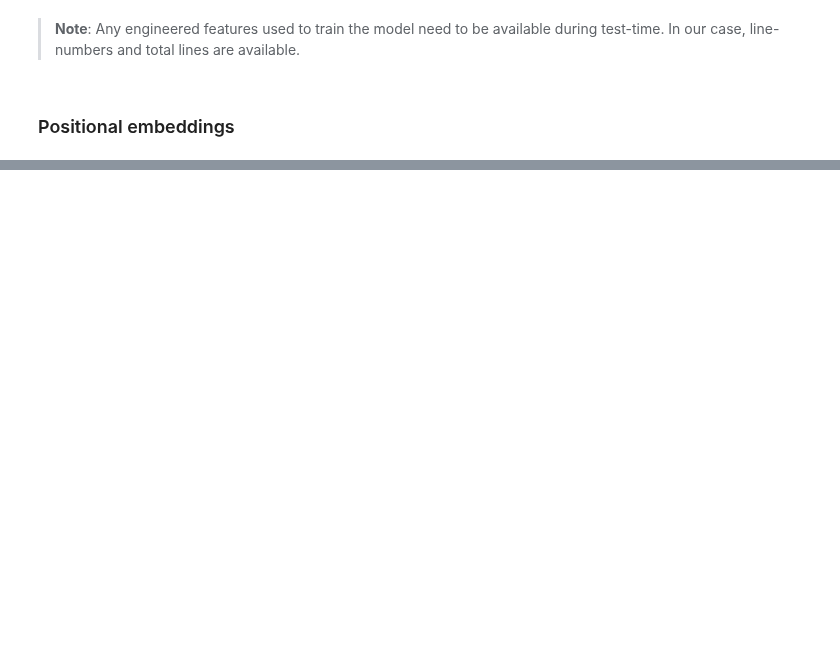
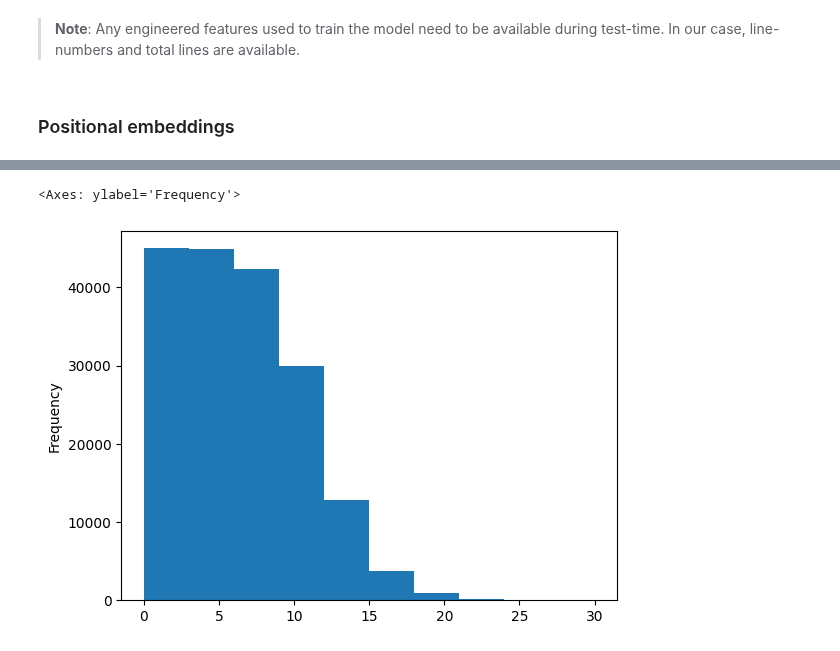
Before and after one commit to sodeso-nl/ml-notebooks, a Jupyter notebook: tensorflow-developer-certificate/section-11/tdc-section-11.ipynb, the cells around one changed output, grey strips where cells are left out. Saved outputs shown, nothing was run; the diff lists cells and outputs as text; code cells hidden in the pictures; blank space fills up the shorter version.

```diff
--- a/tensorflow-developer-certificate/section-11/tdc-section-11.ipynb
+++ b/tensorflow-developer-certificate/section-11/tdc-section-11.ipynb
@@ -1073,5 +1115,8 @@ train_df['line-number'].value_counts()
 # %%
 # Check the distribution of "line_number" column
-train_df['line-number'].plot.hist()
+train_df['line_number'].plot.hist()
+# %% [output]
+<Axes: ylabel='Frequency'>
+[figure, added]
 # %%
 # Use TensorFlow to create one-hot encoded tensors of our line number column. Reason to use one-hot encoding is to not give the impression that line number 2 is more important then line number 1 using for example MinMaxScaler.
```
Also changed, not shown: parts of 29 cells of this notebook.
